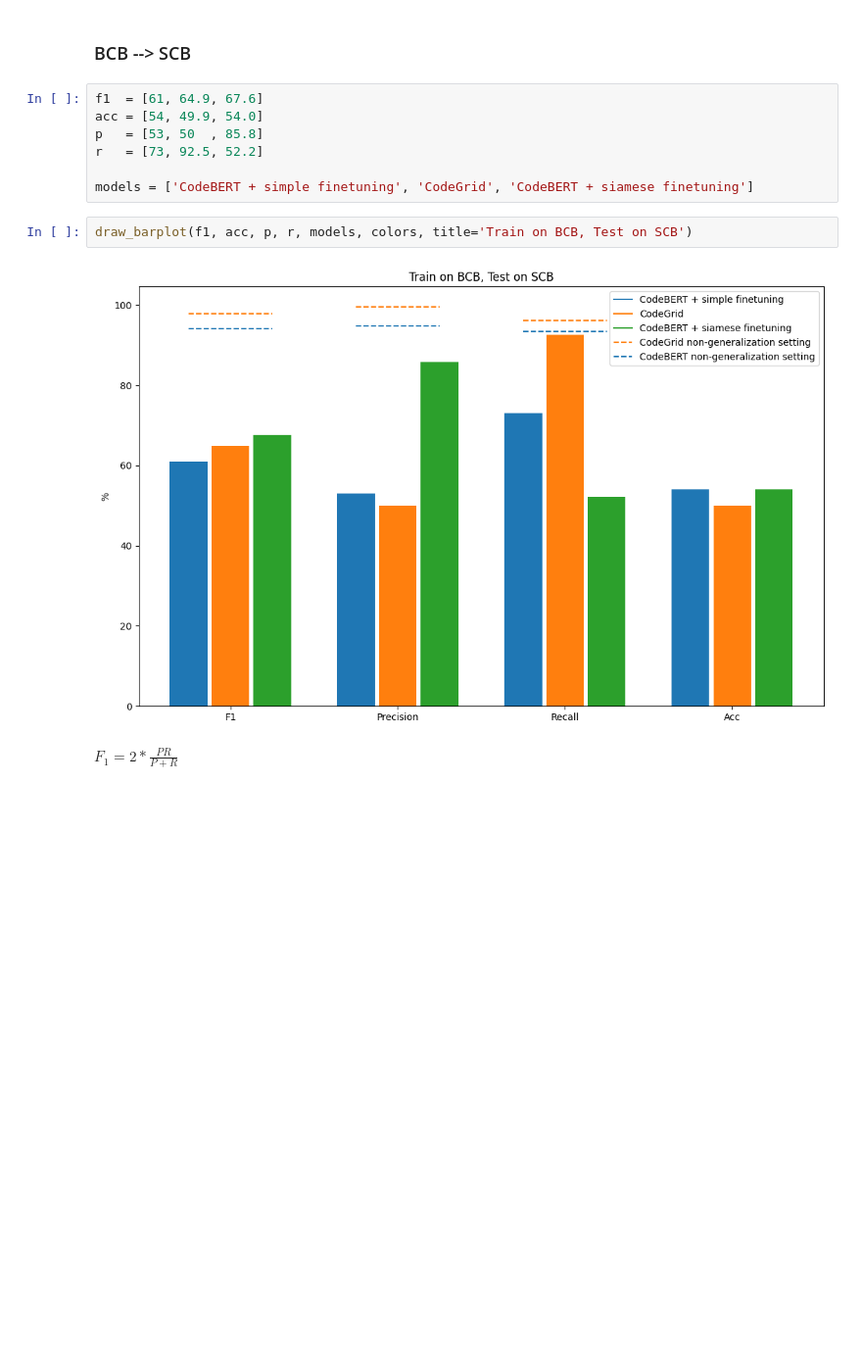
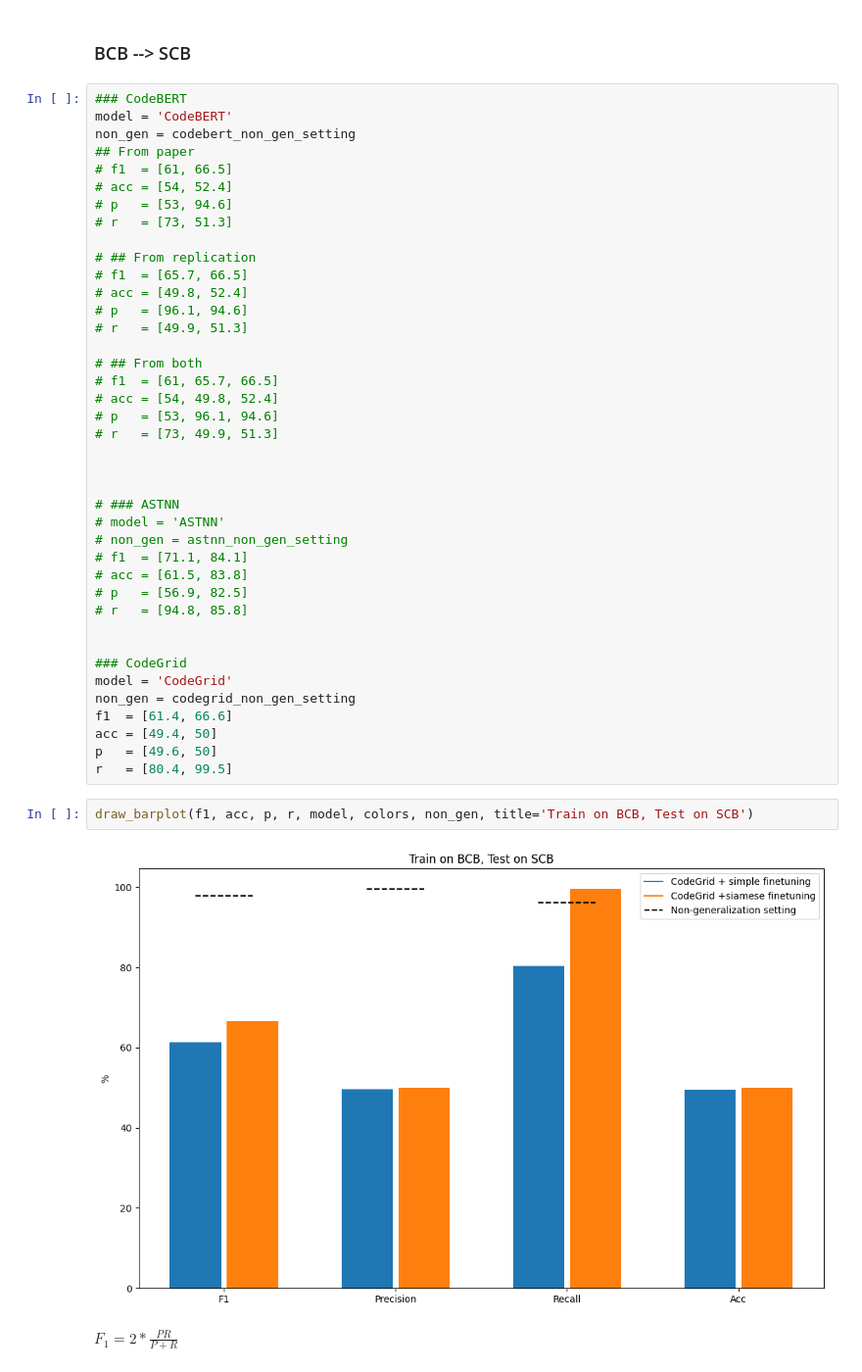
Before and after one commit to kitsiosk/utilities-equal-functionalities, a Jupyter notebook: plot_results.ipynb, the cells around one changed output. Shown at 98% size. Drawn from its saved outputs; the diff is of its cells as text; blank space fills up the shorter version.

```diff
--- a/plot_results.ipynb
+++ b/plot_results.ipynb
@@ -205,16 +324,49 @@ def draw_barplot(f1, acc, p, r, models, colors, title=''):
 # %% [markdown]
 ### BCB --> SCB
 # %%
-f1  = [61, 64.9, 67.6]
-acc = [54, 49.9, 54.0]
-p   = [53, 50  , 85.8]
-r   = [73, 92.5, 52.2]
+### CodeBERT
+model = 'CodeBERT'
+non_gen = codebert_non_gen_setting
+## From paper
+# f1  = [61, 66.5]
+# acc = [54, 52.4]
+# p   = [53, 94.6]
+# r   = [73, 51.3]
 
-models = ['CodeBERT + simple finetuning', 'CodeGrid', 'CodeBERT + siamese finetuning']
+# ## From replication
+# f1  = [65.7, 66.5]
+# acc = [49.8, 52.4]
+# p   = [96.1, 94.6]
+# r   = [49.9, 51.3]
+
+# ## From both
+# f1  = [61, 65.7, 66.5]
+# acc = [54, 49.8, 52.4]
+# p   = [53, 96.1, 94.6]
+# r   = [73, 49.9, 51.3]
+
+
+
+# ### ASTNN
+# model = 'ASTNN'
+# non_gen = astnn_non_gen_setting
+# f1  = [71.1, 84.1]
+# acc = [61.5, 83.8]
+# p   = [56.9, 82.5]
+# r   = [94.8, 85.8]
+
+
+### CodeGrid
+model = 'CodeGrid'
+non_gen = codegrid_non_gen_setting
+f1  = [61.4, 66.6]
+acc = [49.4, 50]
+p   = [49.6, 50]
+r   = [80.4, 99.5]
 # %%
-draw_barplot(f1, acc, p, r, models, colors, title='Train on BCB, Test on SCB')
+draw_barplot(f1, acc, p, r, model, colors, non_gen, title='Train on BCB, Test on SCB')
 # %% [output]
-[figure, old version]
+[figure, new version]
 # %% [markdown]
 $F_1 = 2*\frac{P  R}{P+R}$
 # %% [markdown]
```
Also changed, not shown: parts of 24 cells of this notebook.
